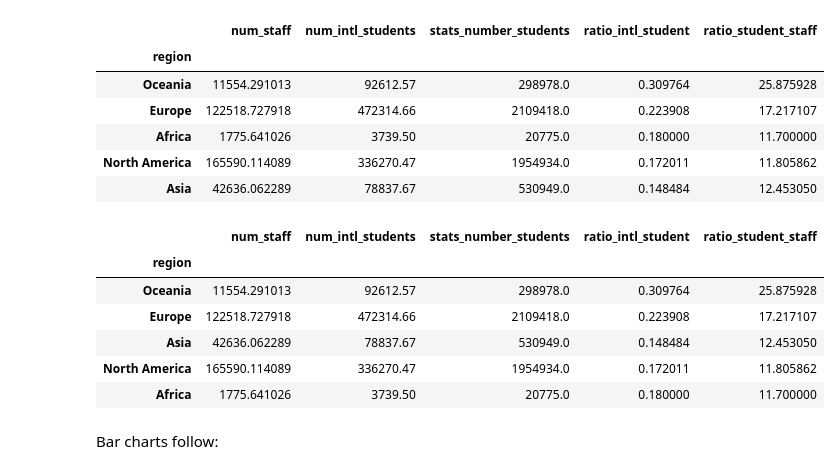
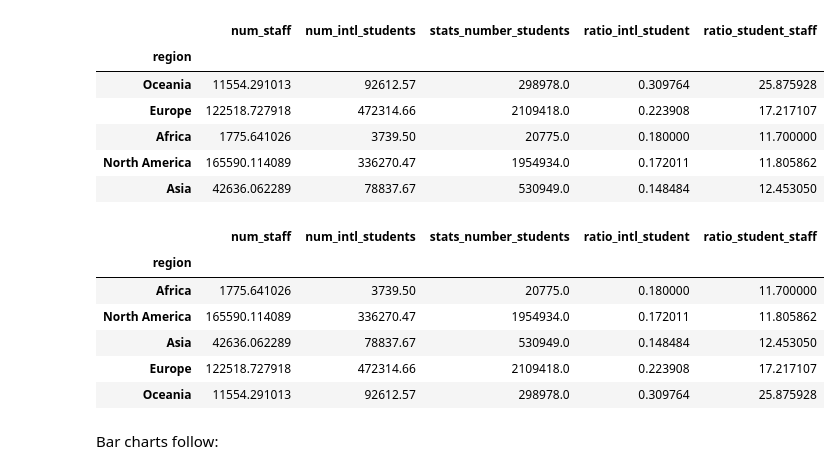
Before and after one commit to odorgergo/ada-rag, a Jupyter notebook: HW2/THE_Data.ipynb, the cells around one changed output. Drawn from its saved outputs; the diff is of its cells as text; code cells hidden in the pictures.

```diff
--- a/HW2/THE_Data.ipynb
+++ b/HW2/THE_Data.ipynb
@@ -332,15 +332,15 @@ ranking_aggregated_region.sort_values(ascending=False, by='ratio_intl_student').
 | North America | 165590.114089 | 336270.47 | 1954934.0 | 0.172011 | 11.805862 |
 | Asia | 42636.062289 | 78837.67 | 530949.0 | 0.148484 | 12.453050 |
 # %%
-ranking_aggregated_region.sort_values(ascending=False, by='ratio_student_staff').head(20)
+ranking_aggregated_region.sort_values(ascending=True, by='ratio_student_staff').head(20)
 # %% [output]
 |  | num_staff | num_intl_students | stats_number_students | ratio_intl_student | ratio_student_staff |
 | region |  |  |  |  |  |
+| Africa | 1775.641026 | 3739.50 | 20775.0 | 0.180000 | 11.700000 |
+| North America | 165590.114089 | 336270.47 | 1954934.0 | 0.172011 | 11.805862 |
+| Asia | 42636.062289 | 78837.67 | 530949.0 | 0.148484 | 12.453050 |
+| Europe | 122518.727918 | 472314.66 | 2109418.0 | 0.223908 | 17.217107 |
 | Oceania | 11554.291013 | 92612.57 | 298978.0 | 0.309764 | 25.875928 |
-| Europe | 122518.727918 | 472314.66 | 2109418.0 | 0.223908 | 17.217107 |
-| Asia | 42636.062289 | 78837.67 | 530949.0 | 0.148484 | 12.453050 |
-| North America | 165590.114089 | 336270.47 | 1954934.0 | 0.172011 | 11.805862 |
-| Africa | 1775.641026 | 3739.50 | 20775.0 | 0.180000 | 11.700000 |
 # %% [markdown]
 Bar charts follow:
 # %%
```
Also changed, not shown: parts of 2 cells of this notebook, 2 other files.
